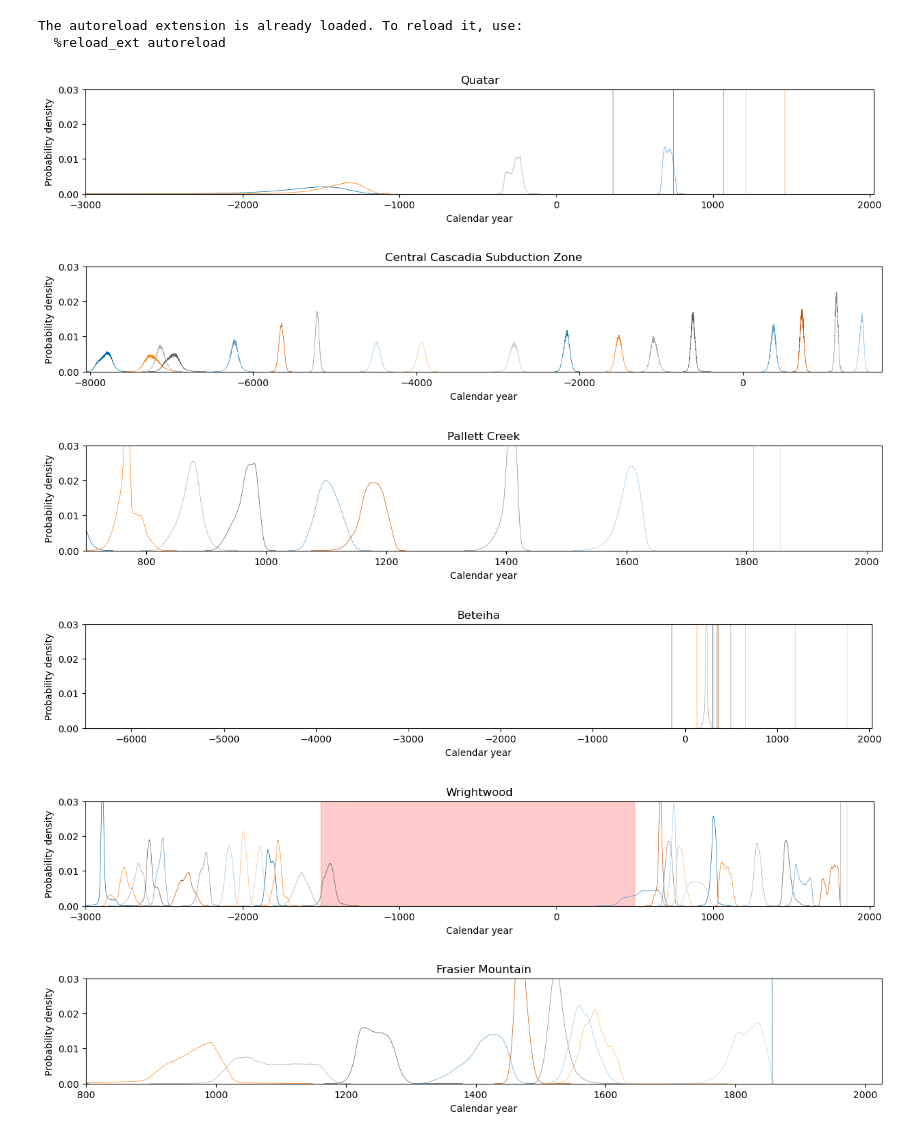
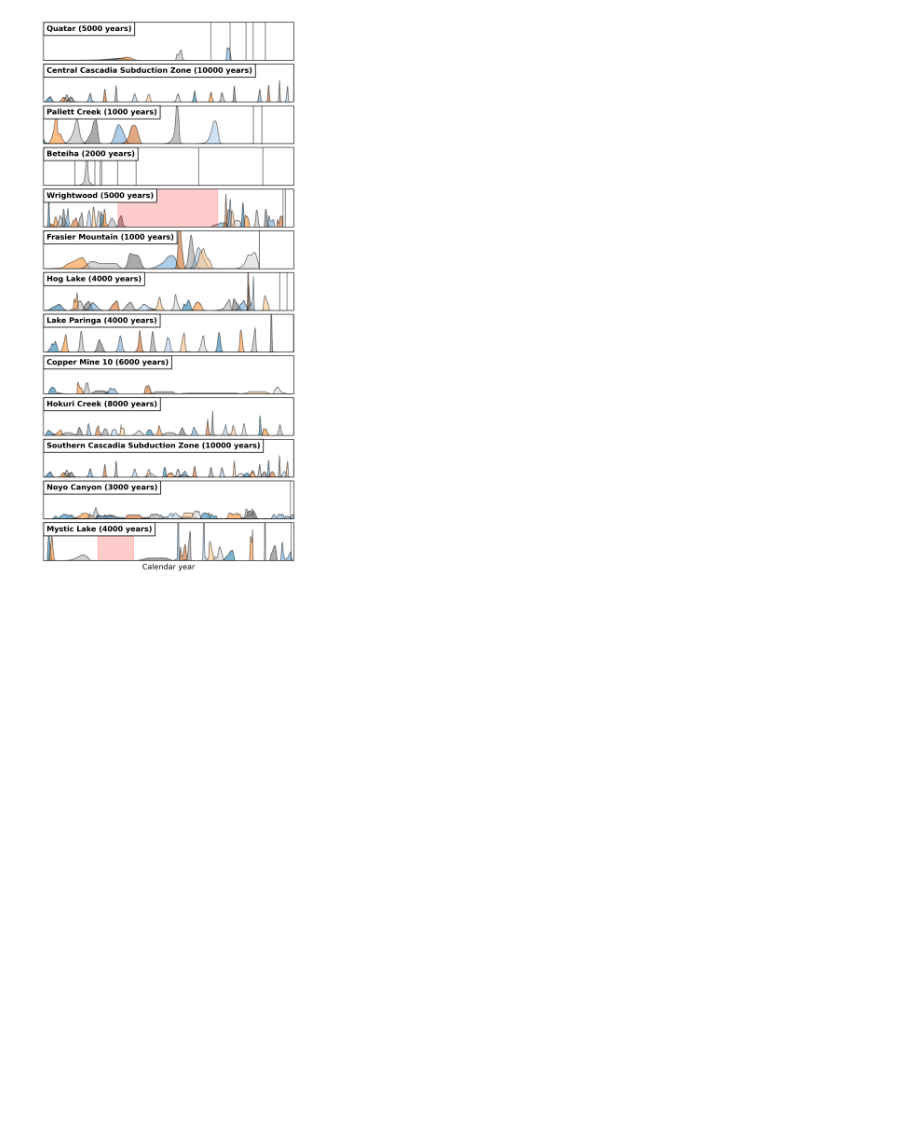
Before and after one commit to keliankaz/waiting_time_paradox, a Jupyter notebook: notebooks/aggregate_analysis.ipynb, the cells around one changed output. Saved outputs shown, nothing was run; the diff lists cells and outputs as text; code cells hidden in the pictures; blank space fills up the shorter version.

Commit message:
new clean figures for SCEC

```diff
--- a/notebooks/aggregate_analysis.ipynb
+++ b/notebooks/aggregate_analysis.ipynb
@@ -1,4 +1,5 @@
 # %%
+
 %load_ext autoreload
 %autoreload 2
 import numpy as np
@@ -8,37 +9,59 @@ from src.paleoseismic import PaleoseismicCatalog
 import os
 from pathlib import Path
 import yaml
+from adjustText import adjust_text
+import cartopy.crs as ccrs
 
 plt.style.use('tableau-colorblind10')
 base_dir = Path(src.__file__).parents[1]
 data_directory = base_dir/"data"
+restults_directory = base_dir/"results"/"scratch"
-# %% [output]
-The autoreload extension is already loaded. To reload it, use:
-  %reload_ext autoreload
 # %%
 data_files = [
     f for f in os.listdir(data_directory / "trench_records") if f.endswith(".txt")
 ]
 
 
 with open(data_directory / "metadata.yaml", "r") as f:
     meta_data = yaml.safe_load(f)
 
 # read in the files
-for file in data_files:
+fig, AX = plt.subplots(len(data_files), 1, figsize=(6, len(data_files) * 1), dpi=300, gridspec_kw=dict(hspace=0.1))
+
+for i, ax in enumerate(AX):
     trench_catalog = PaleoseismicCatalog(
-        file=data_directory / "trench_records" / file,
-        **meta_data[file],
+        file=data_directory / "trench_records" / data_files[i],
+        **meta_data[data_files[i]],
+    )
+    ax = trench_catalog.plot_pdfs(ax=ax)
+
+    def round_to_one_sig_fig(x):
+        return np.round(x, -int(np.floor(np.log10(x))))
+
+    ax.text(
+        0.013,
+        0.825,
+        f"{trench_catalog.name} ({round_to_one_sig_fig(trench_catalog.end_time - trench_catalog.start_time):0.0f} years)",
+        fontsize=10,
+        transform=ax.transAxes,
+        ha="left",
+        va="center",
+        bbox=dict(facecolor="white", edgecolor="k", alpha=1),
+        fontweight="bold",
     )
 
-    ax = trench_catalog.plot_pdfs()
-    ax.set_title(trench_catalog.name)
+    ax.set(
+        xlabel="",
+        ylabel="",
+        yticks=[],
+        ylim=(0, 0.04),
+        xticks=[],
+    )
 
-# get the average interval
+ax.set_xlabel("Calendar year")
+
+plt.tight_layout()
+
+plt.savefig(restults_directory/"ages.pdf", dpi=300)
 # %% [output]
-[figure, old version]
+[figure, new version]
-[figure, removed]
-[figure, removed]
-[figure, removed]
-[figure, removed]
-[figure, removed]
```
Also changed, not shown: parts of 5 cells of this notebook, 8 other files.
